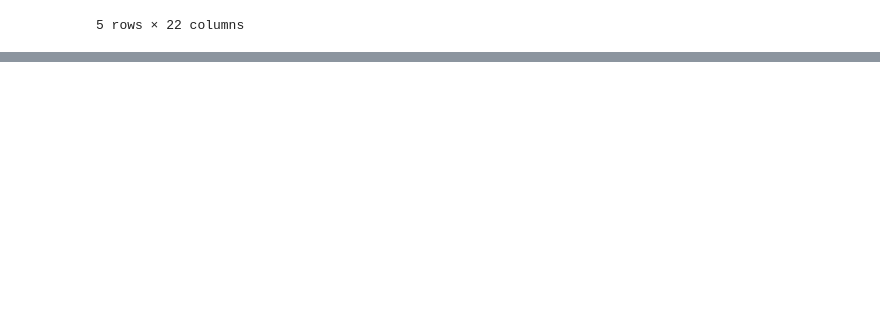
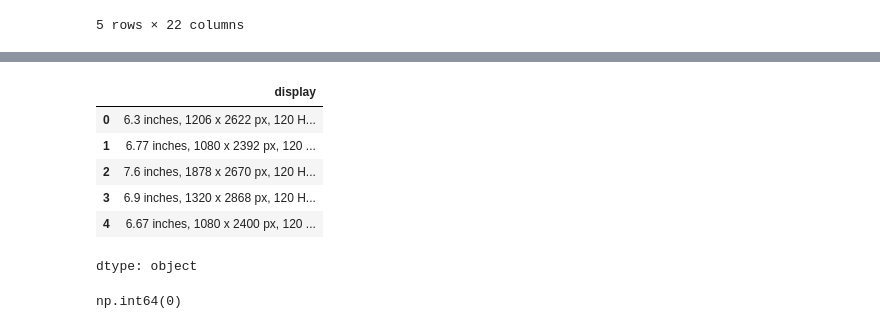
Before and after one commit to adilkamal2478/Adil_Pandas_Data_Preprocessing, a Jupyter notebook: Data_cleaning.ipynb, the cells around one changed output, grey strips where cells are left out. Drawn from its saved outputs; the diff is of its cells as text; code cells hidden in the pictures; blank space fills up the shorter version.

```diff
--- a/Data_cleaning.ipynb
+++ b/Data_cleaning.ipynb
@@ -786,0 +877,10 @@ df1.head()
+# %%
+df1['display'].head()
+# %% [output]
+|  | display |
+| 0 | 6.3 inches, 1206 x 2622 px, 120 H... |
+| 1 | 6.77 inches, 1080 x 2392 px, 120 ... |
+| 2 | 7.6 inches, 1878 x 2670 px, 120 H... |
+| 3 | 6.9 inches, 1320 x 2868 px, 120 H... |
+| 4 | 6.67 inches, 1080 x 2400 px, 120 ... |
+dtype: object
@@ -786,0 +891,4 @@ df1.head()
+# %%
+df1['screen_size'].isnull().sum()
+# %% [output]
+np.int64(0)
```
Also changed, not shown: parts of 34 cells of this notebook.
